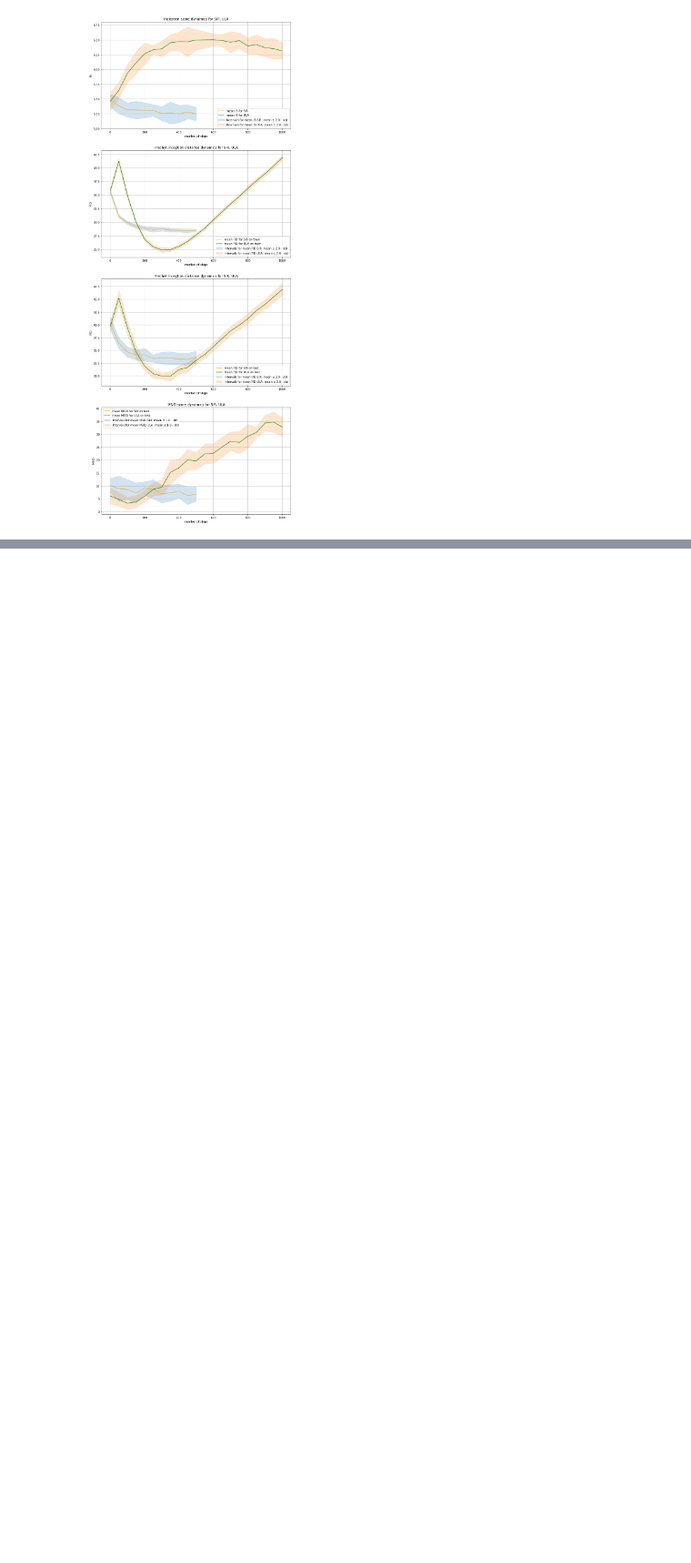
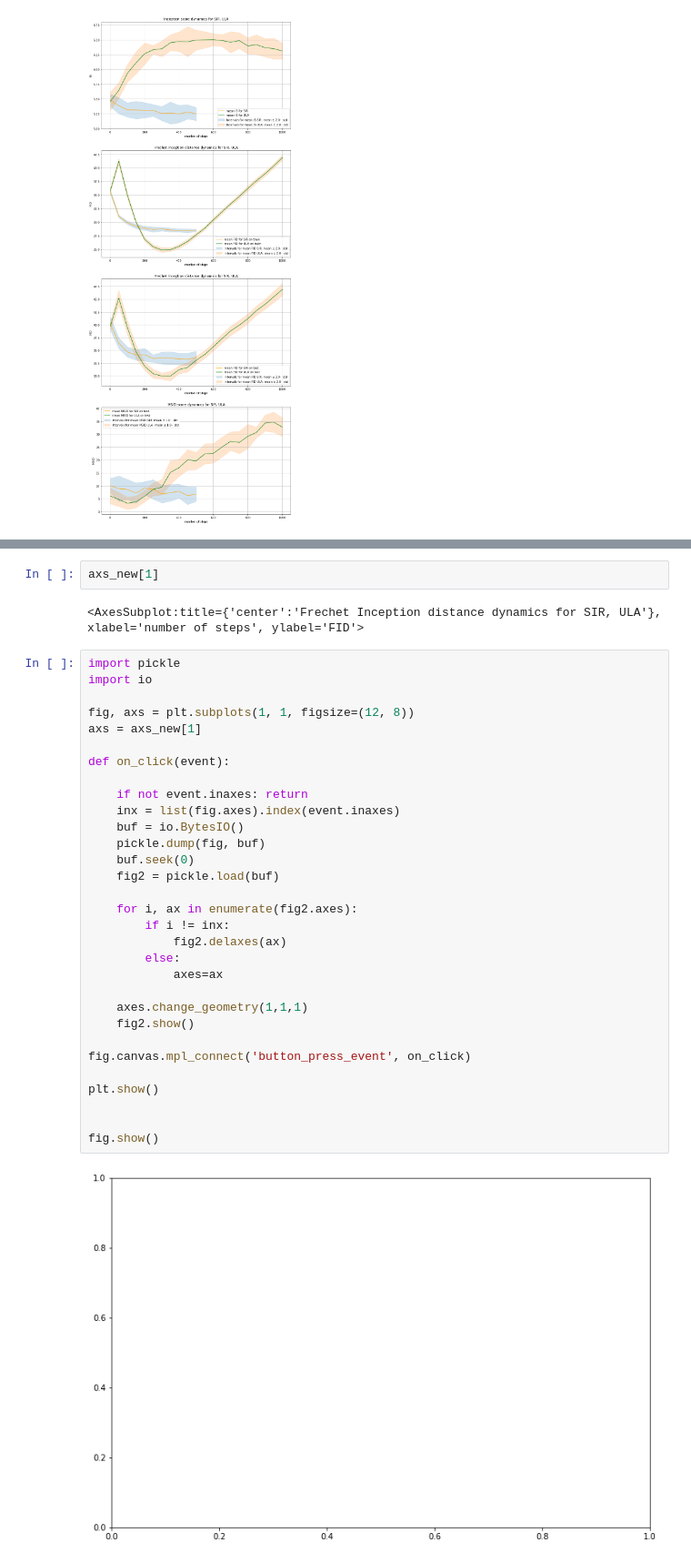
Before and after one commit to premolab/gans_sampling, a Jupyter notebook: notebooks/Cifar10_reimplement.ipynb, the cells around one changed output, grey strips where cells are left out. Shown at 91% size. Cells and saved outputs as stored; diff of their text form; blank space fills up the shorter version.

```diff
--- a/notebooks/Cifar10_reimplement.ipynb
+++ b/notebooks/Cifar10_reimplement.ipynb
@@ -501,0 +580,37 @@ new_fig
+# %%
+axs_new[1]
+# %% [output]
+<AxesSubplot:title={'center':'Frechet Inception distance dynamics for SIR, ULA'}, xlabel='number of steps', ylabel='FID'>
+# %%
+import pickle
+import io
+
+fig, axs = plt.subplots(1, 1, figsize=(12, 8))
+axs = axs_new[1]
+
+def on_click(event):
+
+    if not event.inaxes: return
+    inx = list(fig.axes).index(event.inaxes)
+    buf = io.BytesIO()
+    pickle.dump(fig, buf)
+    buf.seek(0)
+    fig2 = pickle.load(buf)
+
+    for i, ax in enumerate(fig2.axes):
+        if i != inx:
+            fig2.delaxes(ax)
+        else:
+            axes=ax
+
+    axes.change_geometry(1,1,1)
+    fig2.show()
+
+fig.canvas.mpl_connect('button_press_event', on_click)
+
+plt.show()
+
+
+fig.show()
+# %% [output]
+[figure, added]
```
Also changed, not shown: parts of 1 cell of this notebook, 3 other files.
